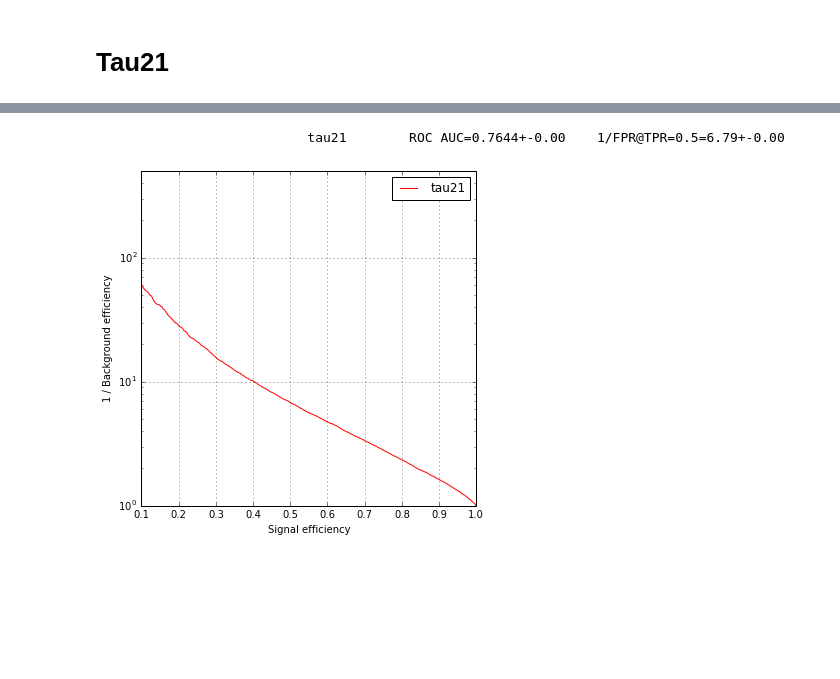
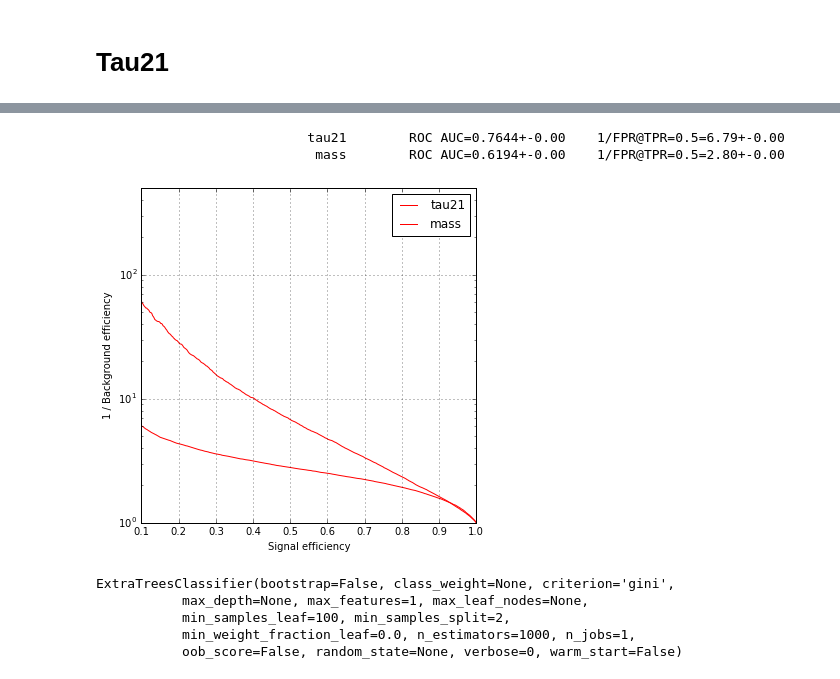
Before and after one commit to glouppe/recnn, a Jupyter notebook: notebooks/jet-study-2.ipynb, the cells around one changed output, grey strips where cells are left out. Drawn from its saved outputs; the diff is of its cells as text; code cells hidden in the pictures; blank space fills up the shorter version.

```diff
--- a/notebooks/jet-study-2.ipynb
+++ b/notebooks/jet-study-2.ipynb
@@ -1004,8 +1003,11 @@ plt.hist(signal_mass, histtype="step", bins=30, normed=1)
 tau21 = np.concatenate((signal_tau21, bkg_tau21))
 pts = np.concatenate((signal_pt, bkg_pt))
 masss = np.concatenate((signal_mass, bkg_mass))
+
+X = np.hstack([tau21.reshape(-1,1), masss.reshape(-1,1)])
 y = np.concatenate((np.ones(len(signal_tau21)), np.zeros(len(bkg_tau21))))
-w = np.zeros(len(X))
+
+w = np.zeros(len(y))
 
 pdf, edges = np.histogram(pts[y == 0], density=True, range=[250, 300], bins=50)
 indices = np.searchsorted(edges, pts[y == 0]) - 1
@@ -1021,25 +1025,39 @@ w[y==1] = inv_w
 # %%
 def evaluate_models(X, y, w):
     rocs = []
     fprs = []
     tprs = []
 
     y_pred = X
 
     # Roc
     rocs.append(roc_auc_score(y, y_pred, sample_weight=w))
     fpr, tpr, _ = roc_curve(y, y_pred, sample_weight=w)
 
     fprs.append(fpr)
     tprs.append(tpr)
 
     return rocs, fprs, tprs
 
 r, f, t = evaluate_models(-tau21, y, w)
 plot_rocs(r, f, t, label="tau21")
 report_score(r, f, t, label="tau21")
 
+r, f, t = evaluate_models(masss, y, w)
+plot_rocs(r, f, t, label="mass")
+report_score(r, f, t, label="mass")
+
 plot_show()
 # %% [output]
                            tau21        ROC AUC=0.7644+-0.00    1/FPR@TPR=0.5=6.79+-0.00
+                            mass        ROC AUC=0.6194+-0.00    1/FPR@TPR=0.5=2.80+-0.00
-[figure, old version]
+[figure, new version]
+# %%
+clf = ExtraTreesClassifier(n_estimators=1000, min_samples_leaf=100, max_features=1)
+clf.fit(X_train, y_train)
+# %% [output]
+ExtraTreesClassifier(bootstrap=False, class_weight=None, criterion='gini',
+           max_depth=None, max_features=1, max_leaf_nodes=None,
+           min_samples_leaf=100, min_samples_split=2,
+           min_weight_fraction_leaf=0.0, n_estimators=1000, n_jobs=1,
+           oob_score=False, random_state=None, verbose=0, warm_start=False)
```
Also changed, not shown: parts of 4 cells of this notebook.
